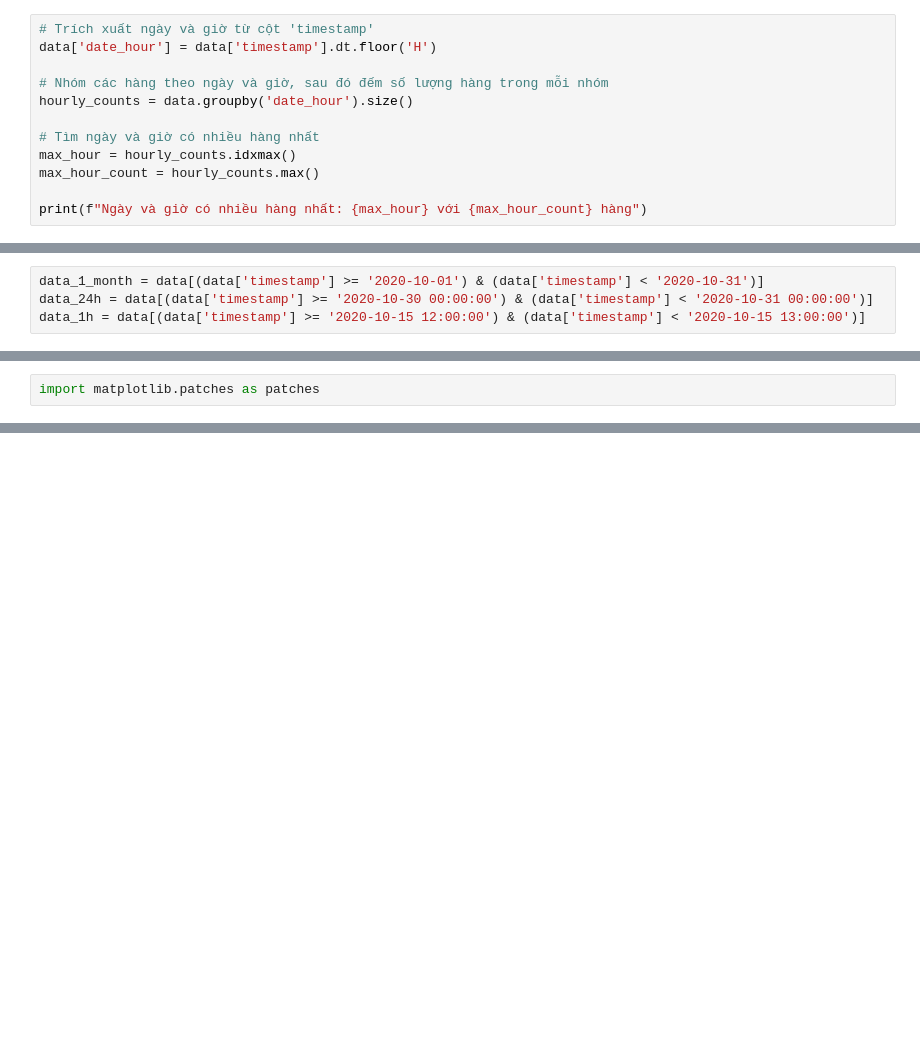
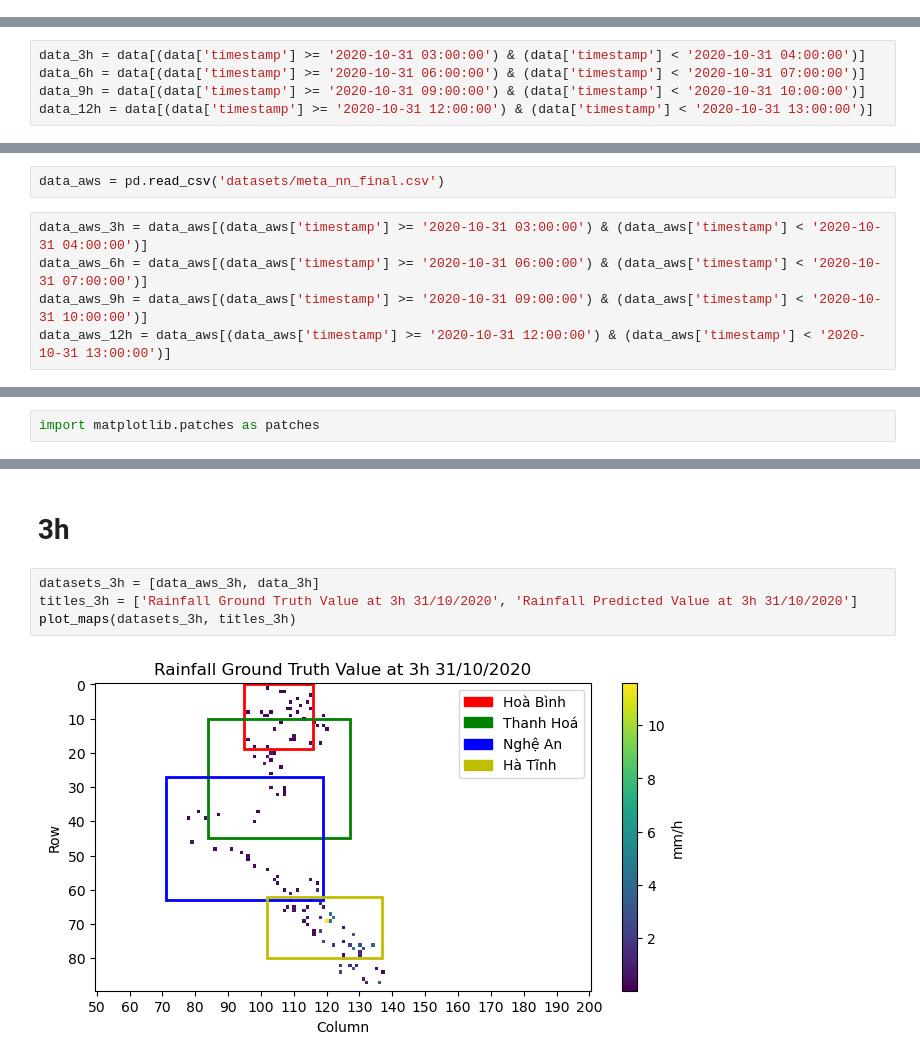
Before and after one commit to lxbach10012004/AI-rainfall-forecast, a Jupyter notebook: Result and Map.ipynb, the cells around one changed output, grey strips where cells are left out. Cells and saved outputs as stored; diff of their text form; blank space fills up the shorter version.

```diff
--- a/Result and Map.ipynb
+++ b/Result and Map.ipynb
@@ -50,12 +20,0 @@ Tháng có nhiều hàng nhất: 2020-10 với 29644 hàng
-# %%
-# Trích xuất ngày và giờ từ cột 'timestamp'
-data['date_hour'] = data['timestamp'].dt.floor('H')
-
-# Nhóm các hàng theo ngày và giờ, sau đó đếm số lượng hàng trong mỗi nhóm
-hourly_counts = data.groupby('date_hour').size()
-
-# Tìm ngày và giờ có nhiều hàng nhất
-max_hour = hourly_counts.idxmax()
-max_hour_count = hourly_counts.max()
-
-print(f"Ngày và giờ có nhiều hàng nhất: {max_hour} với {max_hour_count} hàng")
@@ -64,4 +21,5 @@ Ngày và giờ có nhiều hàng nhất: 2020-10-15 12:00:00 với 189 hàng
 # %%
-data_1_month = data[(data['timestamp'] >= '2020-10-01') & (data['timestamp'] < '2020-10-31')]
-data_24h = data[(data['timestamp'] >= '2020-10-30 00:00:00') & (data['timestamp'] < '2020-10-31 00:00:00')]
-data_1h = data[(data['timestamp'] >= '2020-10-15 12:00:00') & (data['timestamp'] < '2020-10-15 13:00:00')]
+data_3h = data[(data['timestamp'] >= '2020-10-31 03:00:00') & (data['timestamp'] < '2020-10-31 04:00:00')]
+data_6h = data[(data['timestamp'] >= '2020-10-31 06:00:00') & (data['timestamp'] < '2020-10-31 07:00:00')]
+data_9h = data[(data['timestamp'] >= '2020-10-31 09:00:00') & (data['timestamp'] < '2020-10-31 10:00:00')]
+data_12h = data[(data['timestamp'] >= '2020-10-31 12:00:00') & (data['timestamp'] < '2020-10-31 13:00:00')]
@@ -146,0 +26,7 @@ Trung bình của ensemble_aws_value: 3.0286533258809354
+# %%
+data_aws = pd.read_csv('datasets/meta_nn_final.csv')
+# %%
+data_aws_3h = data_aws[(data_aws['timestamp'] >= '2020-10-31 03:00:00') & (data_aws['timestamp'] < '2020-10-31 04:00:00')]
+data_aws_6h = data_aws[(data_aws['timestamp'] >= '2020-10-31 06:00:00') & (data_aws['timestamp'] < '2020-10-31 07:00:00')]
+data_aws_9h = data_aws[(data_aws['timestamp'] >= '2020-10-31 09:00:00') & (data_aws['timestamp'] < '2020-10-31 10:00:00')]
+data_aws_12h = data_aws[(data_aws['timestamp'] >= '2020-10-31 12:00:00') & (data_aws['timestamp'] < '2020-10-31 13:00:00')]
@@ -816,0 +181,8 @@ Hà Tĩnh:
+# %% [markdown]
+# 3h
+# %%
+datasets_3h = [data_aws_3h, data_3h]
+titles_3h = ['Rainfall Ground Truth Value at 3h 31/10/2020', 'Rainfall Predicted Value at 3h 31/10/2020']
+plot_maps(datasets_3h, titles_3h)
+# %% [output]
+[figure, added]
```
Also changed, not shown: parts of 43 cells of this notebook, 1 other file.
